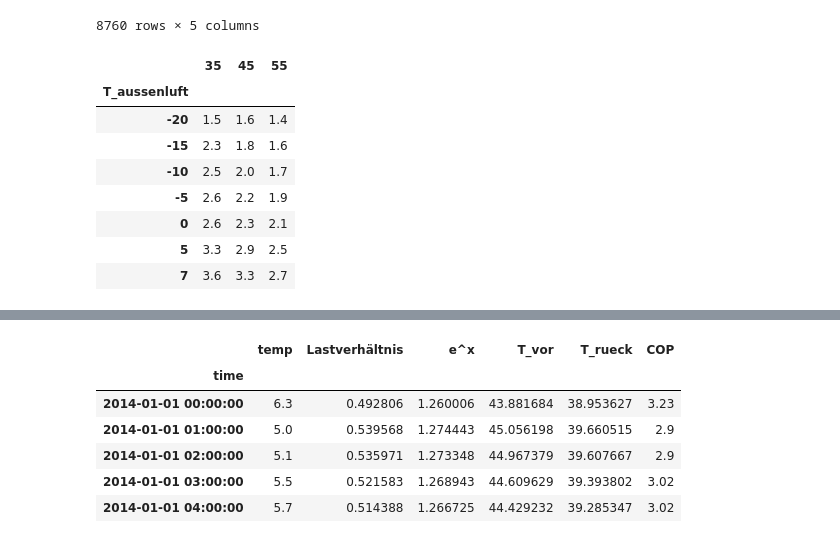
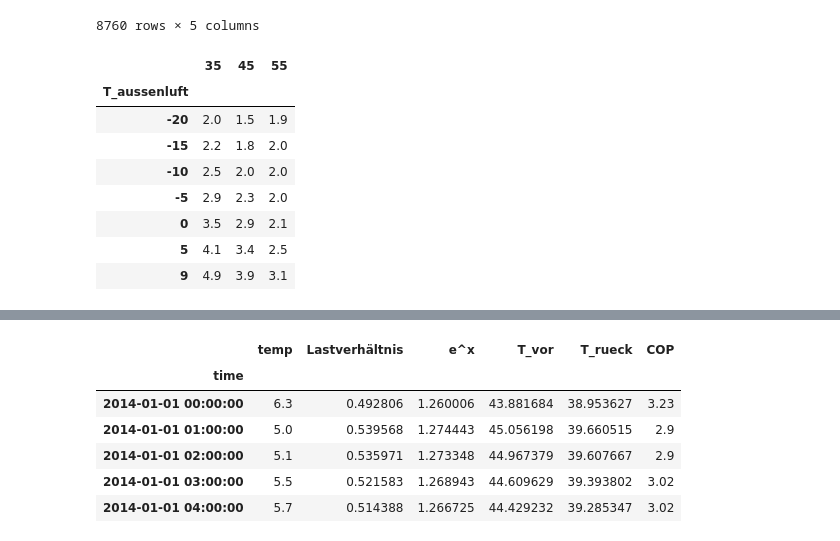
Before and after one commit to d-esplo/hemsrechner, a Jupyter notebook: wp_auswahl_250108.ipynb, the cells around one changed output, grey strips where cells are left out. Drawn from its saved outputs; the diff is of its cells as text; code cells hidden in the pictures.

```diff
--- a/wp_auswahl_250108.ipynb
+++ b/wp_auswahl_250108.ipynb
@@ -756,61 +741,54 @@ t_amb
 # %%
 # COP INTERPOLATION
 
-# COP Dictionary
+# Nibe F2040 -> Teschnische Daten https://assetstore.nibe.se/hcms/v2.3/entity/document/24898/storage/MDI0ODk4LzAvbWFzdGVy
+# COP bei Verschiedene Vorlauftemperaturen S. 67-68
+# Nominelle Heizleistung bei europäisches Durchnittsklima S. 70
+
+# COP Dictionary für Nibe F2024 6 bis 16
 COP_6 = pd.DataFrame({'35':[1.5, 2.3, 2.5, 2.6, 2.6, 3.3, 3.6],
                     '45':[1.6, 1.8, 2, 2.2, 2.3, 2.9, 3.3],
                     '55':[1.4, 1.6, 1.7, 1.9, 2.1, 2.5, 2.7]},
                     index = ['-20', '-15', '-10', '-5', '0', '5', '7'])
 COP_6.index.name = 'T_aussenluft'
 
-# COP_8 = pd.DataFrame({'35':[1.2, 5.5, 4.8, 5.3],
-#                     '45':[None, None, 3.6, None],
-#                     '55':[None, None, 2.8, None],
-#                     '65':[None, None, 2.3, None]},
-#                     index = ['-20', '-15', '-10', '-5', '0', '5', '9'])
-# COP_8.index.name = 'T_aussenluft'
+COP_8 = pd.DataFrame({'35':[2, 2.2, 2.5, 2.7, 3.4, 4, 4.6],
+                    '45':[1.5, 1.7, 2, 2.2, 2.8, 3.3, 3.8],
+                    '55':[1.7, 1.8, 2, 2, 2.1, 2.5, 3]},
+                    index = ['-20', '-15', '-10', '-5', '0', '5', '9'])
+COP_8.index.name = 'T_aussenluft'
 
-COP_75 = pd.DataFrame({'35':[2.8, 4.1, 4.8, 5.2],
-                    '45':[None, None, 3.6, None],
-                    '55':[None, None, 2.9, None],
-                    '65':[None, None, 2.3, None]},
-                    index = ['-7', '2', '7', '10'])
-COP_75.index.name = 'T_aussenluft'
+COP_12 = pd.DataFrame({'35':[2, 2.2, 2.5, 2.9, 3.5, 4.1, 4.9],
+                    '45':[1.5, 1.8, 2, 2.3, 2.9, 3.4, 3.9],
+                    '55':[1.9, 2, 2, 2, 2.1, 2.5, 3.1]},
+                    index = ['-20', '-15', '-10', '-5', '0', '5', '9'])
+COP_12.index.name = 'T_aussenluft'
 
 
-COP_105 = pd.DataFrame({'35':[2.7, 4.6, 5.3, 5.3],
-                    '45':[None, None, 3.1, None],
-                    '55':[None, None, 3.1, None],
-                    '65':[None, None, 2.3, None]},
-                    index = ['-7', '2', '7', '10'])
-COP_105.index.name = 'T_aussenluft'
-
-COP_125 = pd.DataFrame({'35':[2.7, 4.6, 5.4, 5.7],
-                    '45':[None, None, 3.1, None],
-                    '55':[None, None, 3.1, None],
-                    '65':[None, None, 2.3, None]},
-                    index = ['-7', '2', '7', '10'])
-COP_125.index.name = 'T_aussenluft'
+COP_16 = pd.DataFrame({'35':[2, 2.2, 2.5, 2.9, 3.5, 4.2, 4.9],
+                    '45':[1.6, 1.8, 2, 2.3, 2.9, 3.5, 3.9],
+                    '55':[1.8, 1.9, 2.1, 2, 2.2, 2.7, 3.1]},
+                    index = ['-20', '-15', '-10', '-5', '0', '5', '9'])
+COP_16.index.name = 'T_aussenluft'
 
 COP = {
-    'Nebo F2040-6': COP_6,
-#     'Vaillant 5.5': COP_55,
-#     'Vaillant 7.5': COP_75,
-#     'Vaillant 10.5': COP_105,
-#     'Vaillant 12.5': COP_125,'
+    'Nibe F2040-6': COP_6, # Heizleistung 35/55: 5/5
+    'Nibe F2040-8': COP_8, # Heizleistung 35/55: 8/7
+    'Nibe F2040-12': COP_12, # Heizleistung 35/55: 12/10
+    'Nibe F2040-16': COP_16, # Heizleistung 35/55: 15/14
 }
 
-COP['Nebo F2040-6']
+COP['Nibe F2040-12']
 # %% [output]
 |  | 35 | 45 | 55 |
 | T_aussenluft |  |  |  |
-| -20 | 1.5 | 1.6 | 1.4 |
-| -15 | 2.3 | 1.8 | 1.6 |
-| -10 | 2.5 | 2.0 | 1.7 |
-| -5 | 2.6 | 2.2 | 1.9 |
-| 0 | 2.6 | 2.3 | 2.1 |
-| 5 | 3.3 | 2.9 | 2.5 |
-| 7 | 3.6 | 3.3 | 2.7 |
+| -20 | 2.0 | 1.5 | 1.9 |
+| -15 | 2.2 | 1.8 | 2.0 |
+| -10 | 2.5 | 2.0 | 2.0 |
+| -5 | 2.9 | 2.3 | 2.0 |
+| 0 | 3.5 | 2.9 | 2.1 |
+| 5 | 4.1 | 3.4 | 2.5 |
+| 9 | 4.9 | 3.9 | 3.1 |
 # %%
 import pandas as pd
 import numpy as np
```
Also changed, not shown: parts of 17 cells of this notebook, 5 other files.
